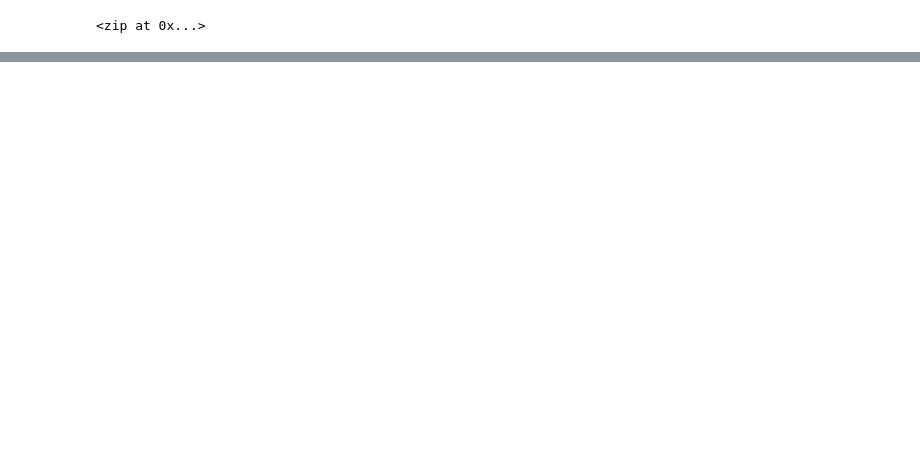
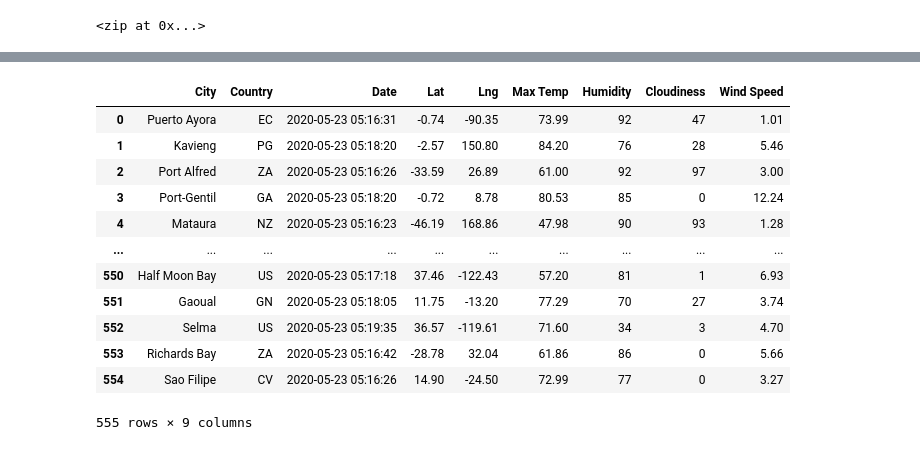
Before and after one commit to Muzznah/World_Weather_Analysis, a Jupyter notebook: WeatherPy.ipynb, the cells around one changed output, grey strips where cells are left out. Saved outputs shown, nothing was run; the diff lists cells and outputs as text; code cells hidden in the pictures; blank space fills up the shorter version.

Commit message:
uploading weatherPy

```diff
--- a/WeatherPy.ipynb
+++ b/WeatherPy.ipynb
@@ -33,0 +43,4 @@ len(cities)
+# %%
+# Starting URL for Weather Map API Call.
+url = "http://api.openweathermap.org/data/2.5/weather?units=Imperial&APPID=" + weather_api_key
+print(url)
@@ -33,0 +49,10 @@ len(cities)
+# %%
+# Create an empty list to hold the weather data.
+city_data = []
+# Print the beginning of the logging.
+print("Beginning Data Retrieval     ")
+print("-----------------------------")
+
+# Create counters.
+record_count = 1
+set_count = 1
@@ -33,0 +130,4 @@ len(cities)
+# %%
+# Convert the array of dictionaries to a Pandas DataFrame.
+city_data_df = pd.DataFrame(city_data)
+city_data_df.head(10)
@@ -33,0 +146,21 @@ len(cities)
+# %%
+#Correct the column order.
+new_column_order = ['City', 'Country', 'Date', 'Lat', 'Lng', 'Max Temp', 'Humidity', 'Cloudiness', 'Wind Speed',]
+
+city_data_df=city_data_df[new_column_order]
+
+city_data_df
+# %% [output]
+|  | City | Country | Date | Lat | Lng | Max Temp | Humidity | Cloudiness | Wind Speed |
+| 0 | Puerto Ayora | EC | 2020-05-23 05:16:31 | -0.74 | -90.35 | 73.99 | 92 | 47 | 1.01 |
+| 1 | Kavieng | PG | 2020-05-23 05:18:20 | -2.57 | 150.80 | 84.20 | 76 | 28 | 5.46 |
+| 2 | Port Alfred | ZA | 2020-05-23 05:16:26 | -33.59 | 26.89 | 61.00 | 92 | 97 | 3.00 |
+| 3 | Port-Gentil | GA | 2020-05-23 05:18:20 | -0.72 | 8.78 | 80.53 | 85 | 0 | 12.24 |
+| 4 | Mataura | NZ | 2020-05-23 05:16:23 | -46.19 | 168.86 | 47.98 | 90 | 93 | 1.28 |
+| ... | ... | ... | ... | ... | ... | ... | ... | ... | ... |
+| 550 | Half Moon Bay | US | 2020-05-23 05:17:18 | 37.46 | -122.43 | 57.20 | 81 | 1 | 6.93 |
+| 551 | Gaoual | GN | 2020-05-23 05:18:05 | 11.75 | -13.20 | 77.29 | 70 | 27 | 3.74 |
+| 552 | Selma | US | 2020-05-23 05:19:35 | 36.57 | -119.61 | 71.60 | 34 | 3 | 4.70 |
+| 553 | Richards Bay | ZA | 2020-05-23 05:16:42 | -28.78 | 32.04 | 61.86 | 86 | 0 | 5.66 |
+| 554 | Sao Filipe | CV | 2020-05-23 05:16:26 | 14.90 | -24.50 | 72.99 | 77 | 0 | 3.27 |
+555 rows × 9 columns
```
Also changed, not shown: parts of 7 cells of this notebook, 3 other files.
